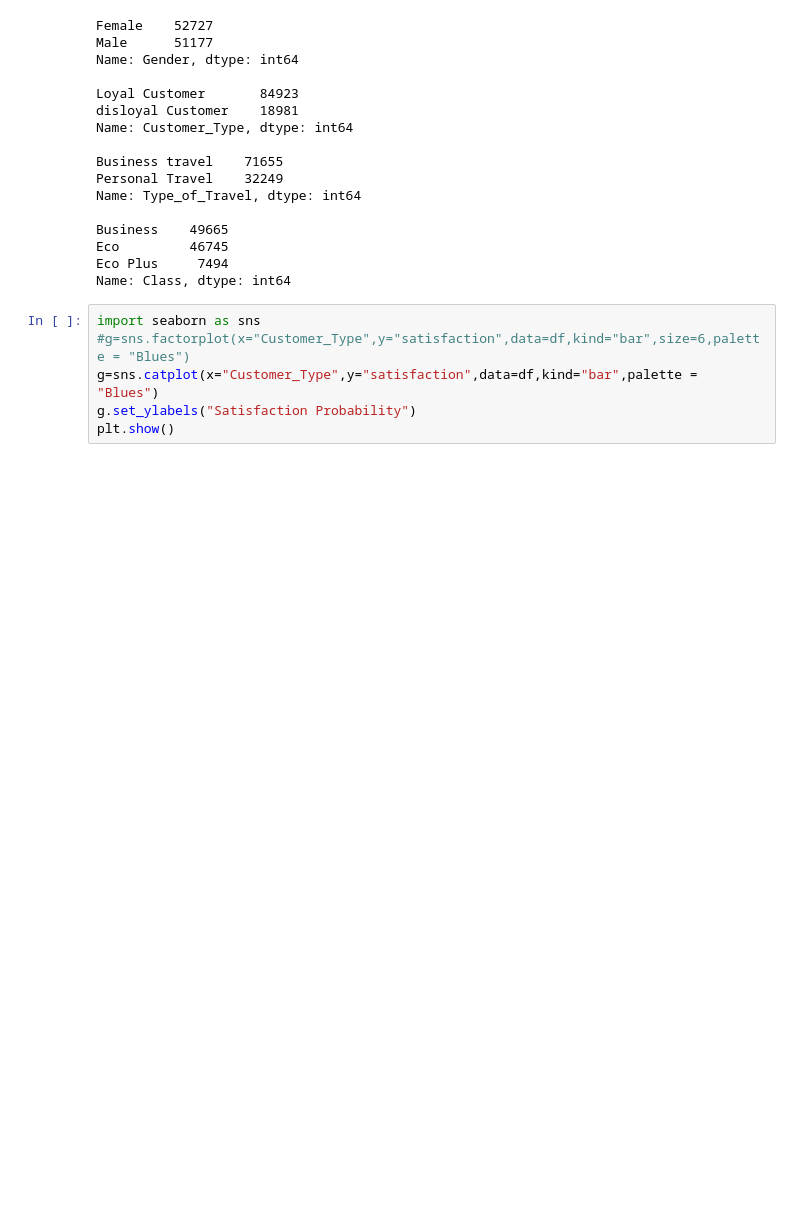
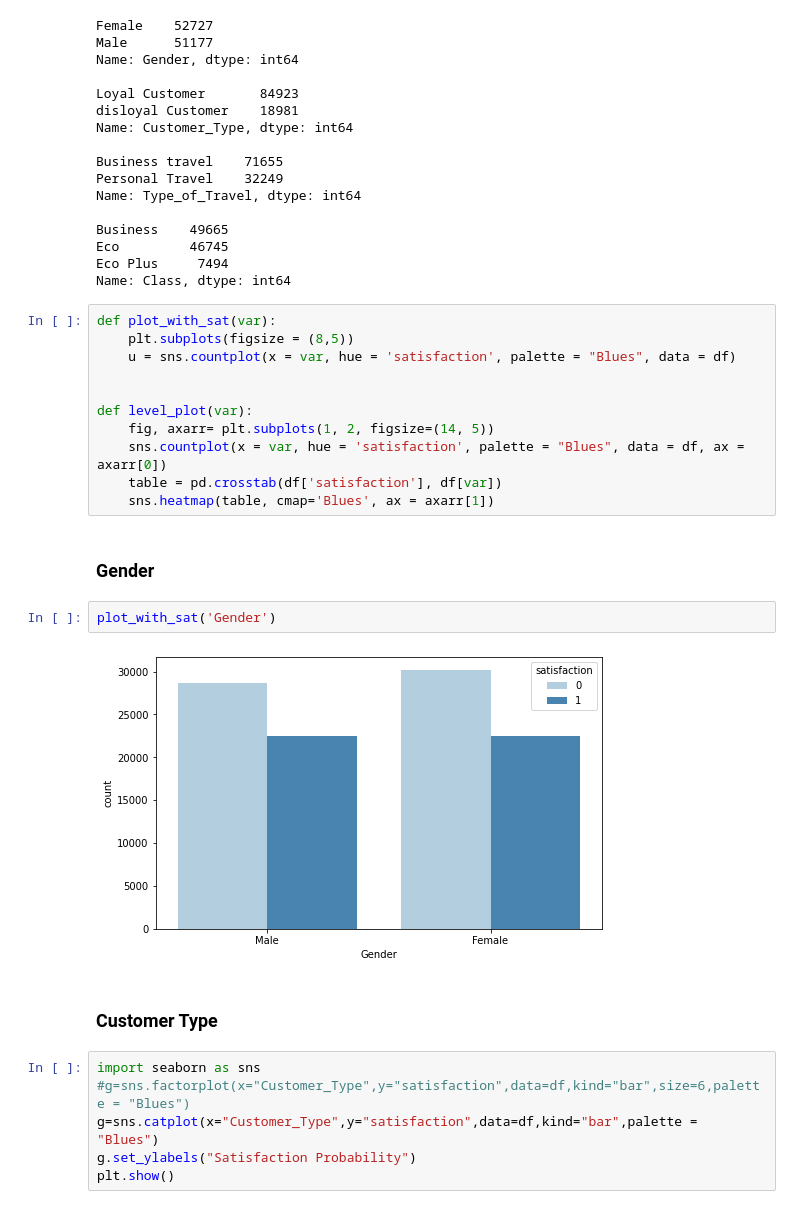
Before and after one commit to shanshanlao/Airline-Passenger-Satisfaction-Prediction, a Jupyter notebook: Code/Airline_data_Basic EDA.ipynb, the cells around one changed output. Cells and saved outputs as stored; diff of their text form; blank space fills up the shorter version.

```diff
--- a/Code/Airline_data_Basic EDA.ipynb
+++ b/Code/Airline_data_Basic EDA.ipynb
@@ -272,6 +274,25 @@ Business    49665
 Eco         46745
 Eco Plus     7494
 Name: Class, dtype: int64
+# %%
+def plot_with_sat(var):
+    plt.subplots(figsize = (8,5))
+    u = sns.countplot(x = var, hue = 'satisfaction', palette = "Blues", data = df)
+
+
+def level_plot(var):
+    fig, axarr= plt.subplots(1, 2, figsize=(14, 5))
+    sns.countplot(x = var, hue = 'satisfaction', palette = "Blues", data = df, ax = axarr[0])
+    table = pd.crosstab(df['satisfaction'], df[var])
+    sns.heatmap(table, cmap='Blues', ax = axarr[1])
+# %% [markdown]
+### Gender
+# %%
+plot_with_sat('Gender')
+# %% [output]
+[figure, added]
+# %% [markdown]
+### Customer Type
 # %%
 import seaborn as sns
 #g=sns.factorplot(x="Customer_Type",y="satisfaction",data=df,kind="bar",size=6,palette = "Blues")
```
Also changed, not shown: parts of 67 cells of this notebook.
